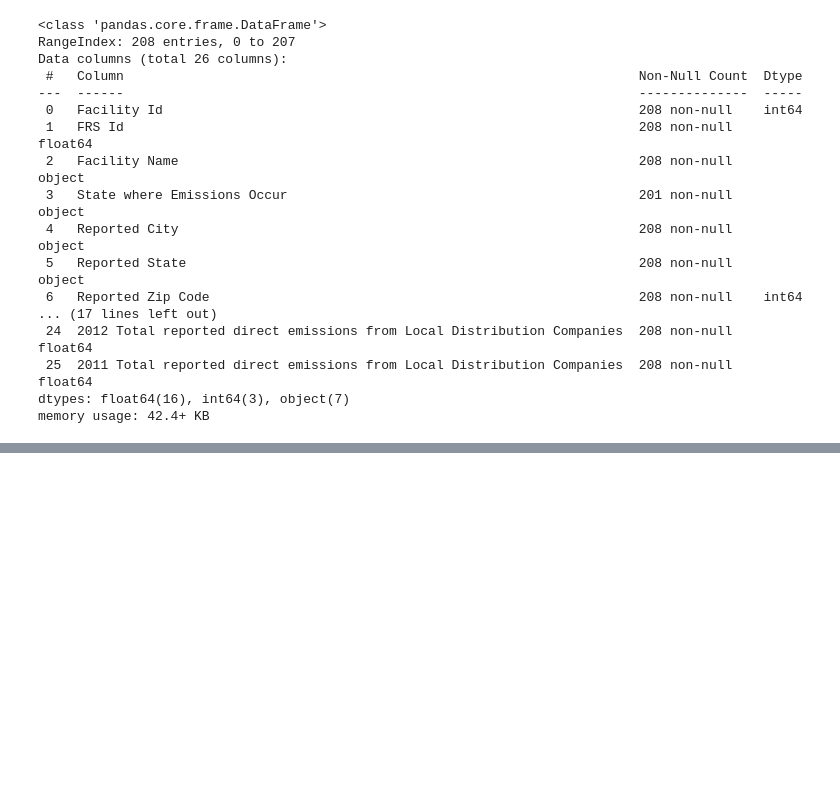
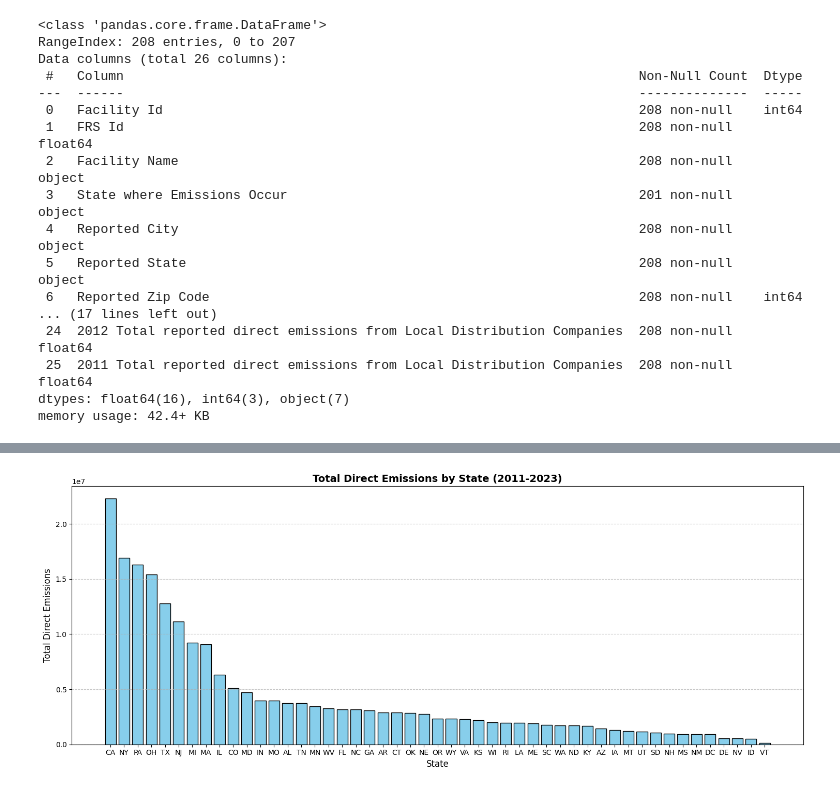
Before and after one commit to Hank16/Data_Viz, a Jupyter notebook: Emissions.ipynb, the cells around one changed output, grey strips where cells are left out. Cells and saved outputs as stored; diff of their text form; code cells hidden in the pictures; blank space fills up the shorter version.

```diff
--- a/Emissions.ipynb
+++ b/Emissions.ipynb
@@ -81,0 +90,44 @@ plt.show()
+# %%
+cols = [
+    "2011 Total reported direct emissions from Local Distribution Companies",
+    "2012 Total reported direct emissions from Local Distribution Companies",
+    "2013 Total reported direct emissions from Local Distribution Companies",
+    "2014 Total reported direct emissions from Local Distribution Companies",
+    "2015 Total reported direct emissions from Local Distribution Companies",
+    "2016 Total reported direct emissions from Local Distribution Companies",
+    "2017 Total reported direct emissions from Local Distribution Companies",
+    "2018 Total reported direct emissions from Local Distribution Companies",
+    "2019 Total reported direct emissions from Local Distribution Companies",
+    "2020 Total reported direct emissions from Local Distribution Companies",
+    "2021 Total reported direct emissions from Local Distribution Companies",
+    "2022 Total reported direct emissions from Local Distribution Companies",
+    "2023 Total reported direct emissions from Local Distribution Companies"
+]
+
+df["Total_Emissions_All_Years"] = df[cols].sum(axis=1)
+#print(df["Total_Emissions_All_Years"])
+
+state_emissions = df.groupby("State where Emissions Occur")["Total_Emissions_All_Years"]
+
+state_emissions = df.groupby("State where Emissions Occur")["Total_Emissions_All_Years"].sum()
+#print(state_emissions)
+
+state_emissions = df.groupby("State where Emissions Occur")["Total_Emissions_All_Years"].sum().reset_index()
+#print(state_emissions)
+
+state_emissions = state_emissions.sort_values(by="Total_Emissions_All_Years", ascending=False)
+
+states = state_emissions["State where Emissions Occur"]
+emissions_by_state = state_emissions["Total_Emissions_All_Years"]
+
+plt.figure(figsize=(15, 6))
+plt.bar(states, emissions_by_state, color = "skyblue", edgecolor = "black")
+plt.title("Total Direct Emissions by State (2011-2023)", fontsize=14, fontweight="bold")
+plt.xlabel("State", fontsize=12)
+plt.ylabel("Total Direct Emissions", fontsize=12)
+plt.grid(axis="y", linestyle="--", alpha=0.7)
+
+
+plt.tight_layout()
+# %% [output]
+[figure, added]
```
Also changed, not shown: parts of 5 cells of this notebook.
